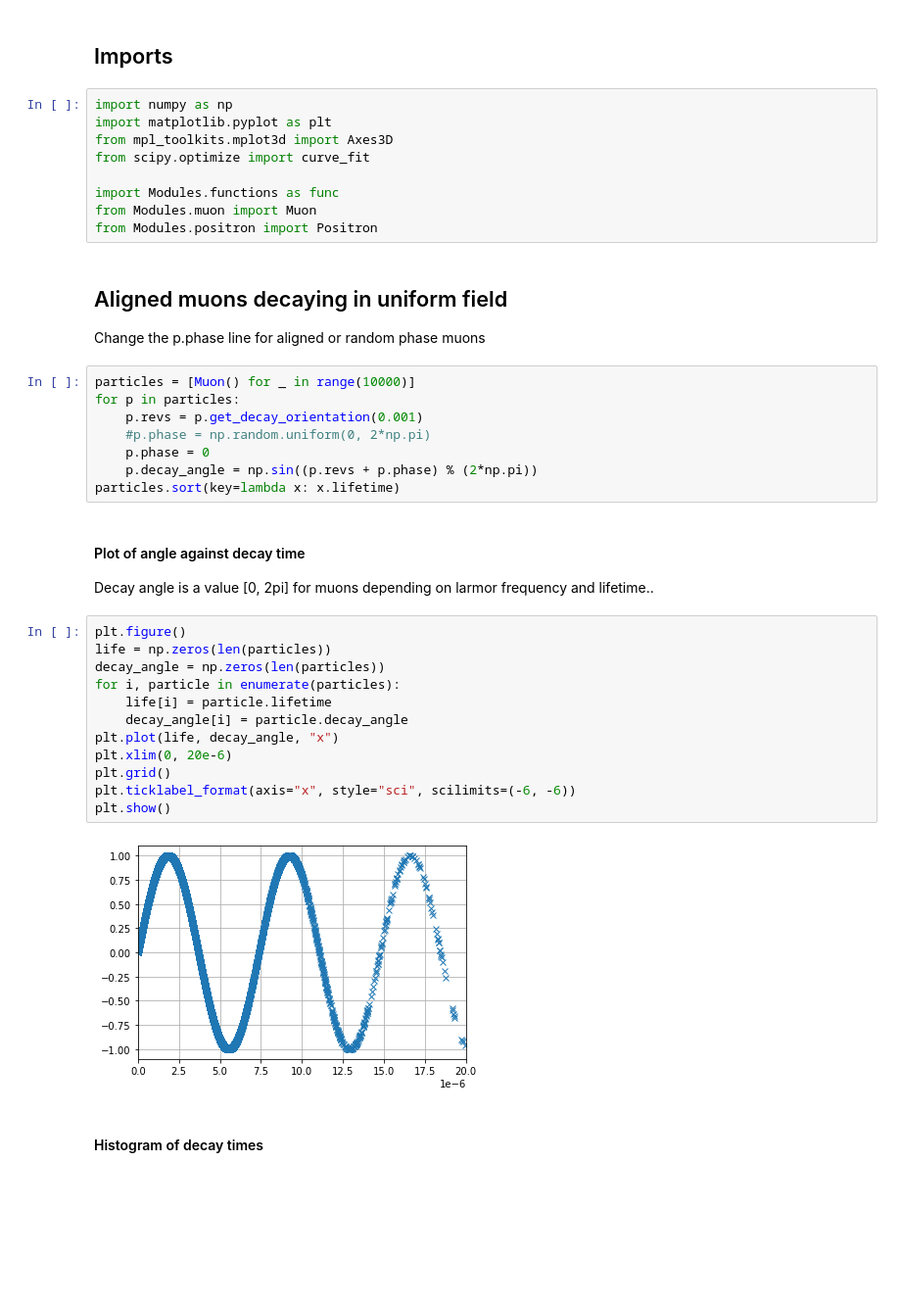
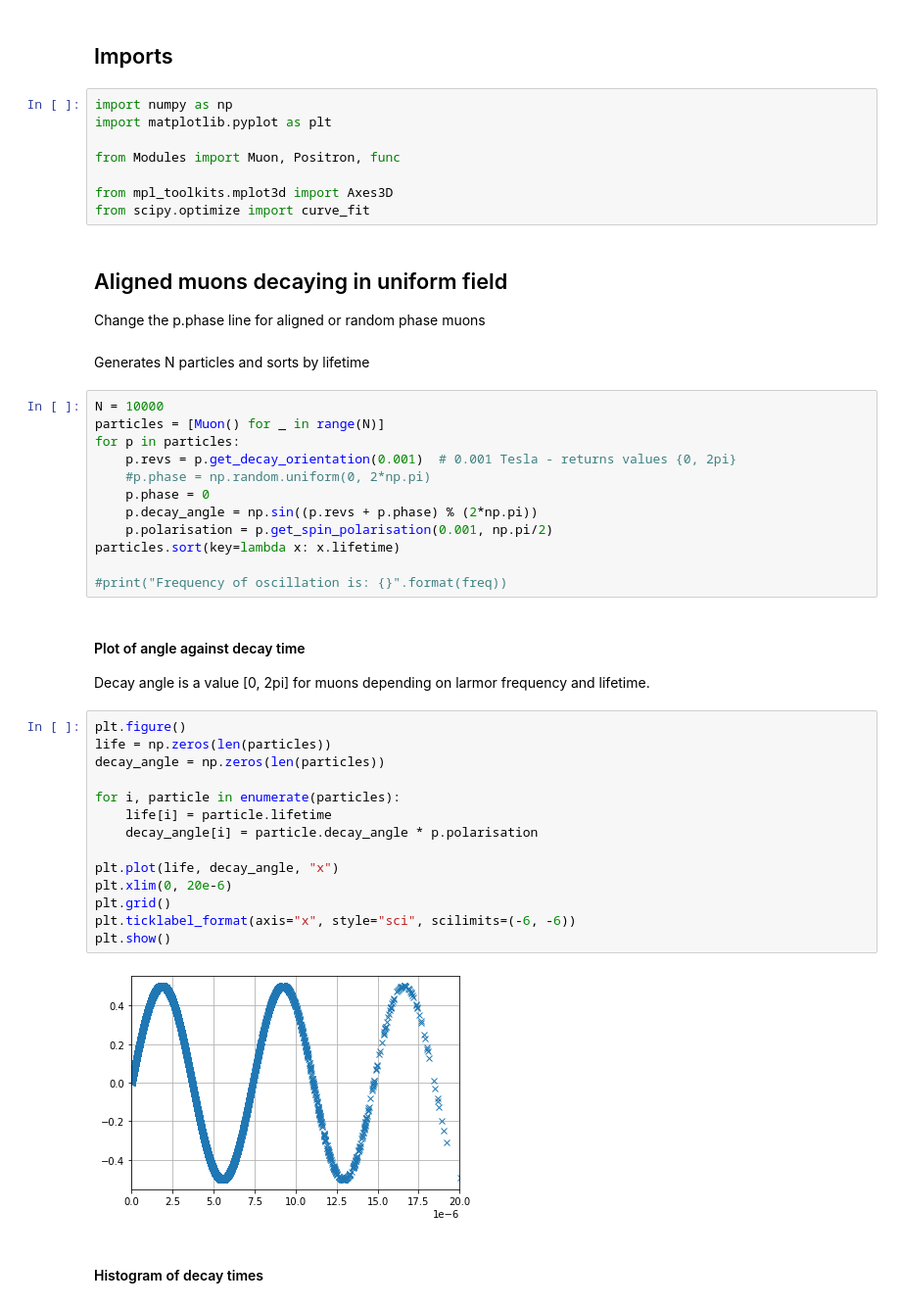
Before and after one commit to AJO-Python/Muon_magnets, a Jupyter notebook: Project_notebook.ipynb, the cells around one changed output. Shown: that part at 98% size. Drawn from its saved outputs; the diff is of its cells as text; blank space fills up the shorter version.

Commit message:
Changed imports so package and module read in correctly. Working on polarisation

```diff
--- a/Project_notebook.ipynb
+++ b/Project_notebook.ipynb
@@ -3,40 +3,47 @@
 # %%
 import numpy as np
 import matplotlib.pyplot as plt
+
+from Modules import Muon, Positron, func
+
 from mpl_toolkits.mplot3d import Axes3D
 from scipy.optimize import curve_fit
-
-import Modules.functions as func
-from Modules.muon import Muon
-from Modules.positron import Positron
 # %% [markdown]
 ## Aligned muons decaying in uniform field
 Change the p.phase line for aligned or random phase muons
+# %% [markdown]
+Generates N particles and sorts by lifetime
 # %%
-particles = [Muon() for _ in range(10000)]
+N = 10000
+particles = [Muon() for _ in range(N)]
 for p in particles:
-    p.revs = p.get_decay_orientation(0.001)
+    p.revs = p.get_decay_orientation(0.001)  # 0.001 Tesla - returns values {0, 2pi}
     #p.phase = np.random.uniform(0, 2*np.pi)
     p.phase = 0
     p.decay_angle = np.sin((p.revs + p.phase) % (2*np.pi))
+    p.polarisation = p.get_spin_polarisation(0.001, np.pi/2)
 particles.sort(key=lambda x: x.lifetime)
+
+#print("Frequency of oscillation is: {}".format(freq))
 # %% [markdown]
 #### Plot of angle against decay time
-Decay angle is a value [0, 2pi] for muons depending on larmor frequency and lifetime..
+Decay angle is a value [0, 2pi] for muons depending on larmor frequency and lifetime.
 # %%
 plt.figure()
 life = np.zeros(len(particles))
 decay_angle = np.zeros(len(particles))
+
 for i, particle in enumerate(particles):
     life[i] = particle.lifetime
-    decay_angle[i] = particle.decay_angle
+    decay_angle[i] = particle.decay_angle * p.polarisation
+
 plt.plot(life, decay_angle, "x")
 plt.xlim(0, 20e-6)
 plt.grid()
 plt.ticklabel_format(axis="x", style="sci", scilimits=(-6, -6))
 plt.show()
 # %% [output]
-[figure, old version]
+[figure, new version]
 # %% [markdown]
 #### Histogram of decay times
 # %%
```
Also changed, not shown: parts of 3 cells of this notebook, 4 other files.
